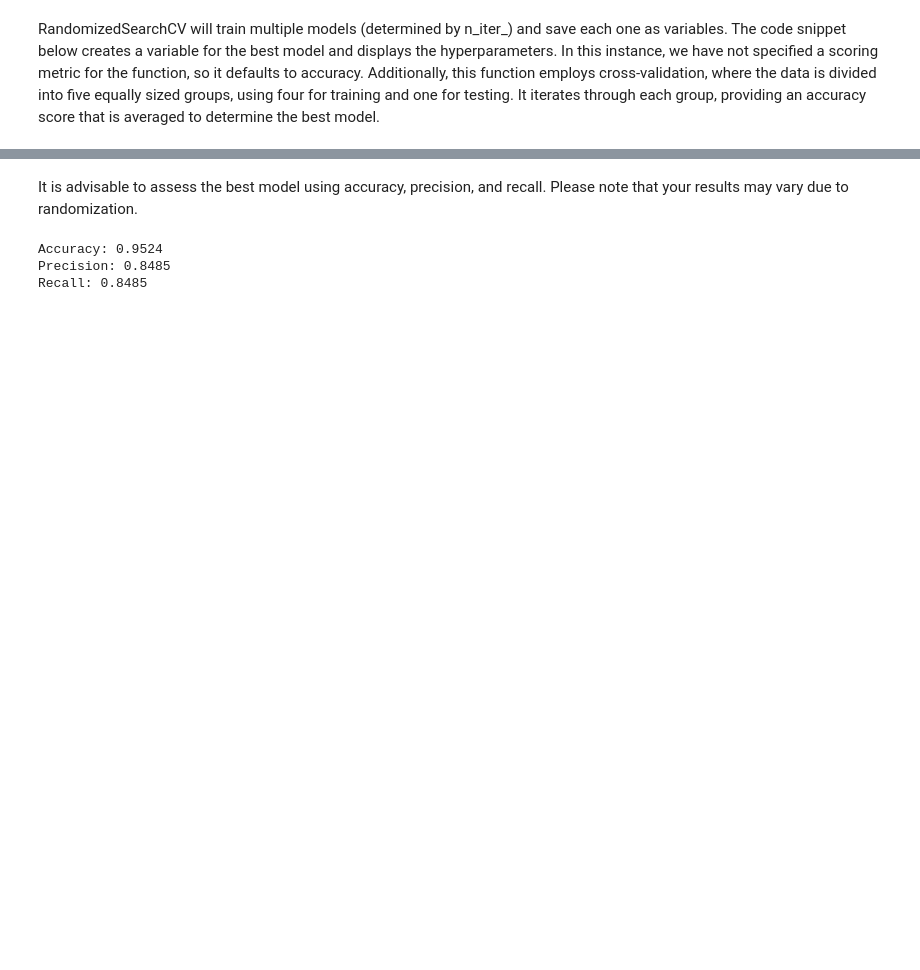
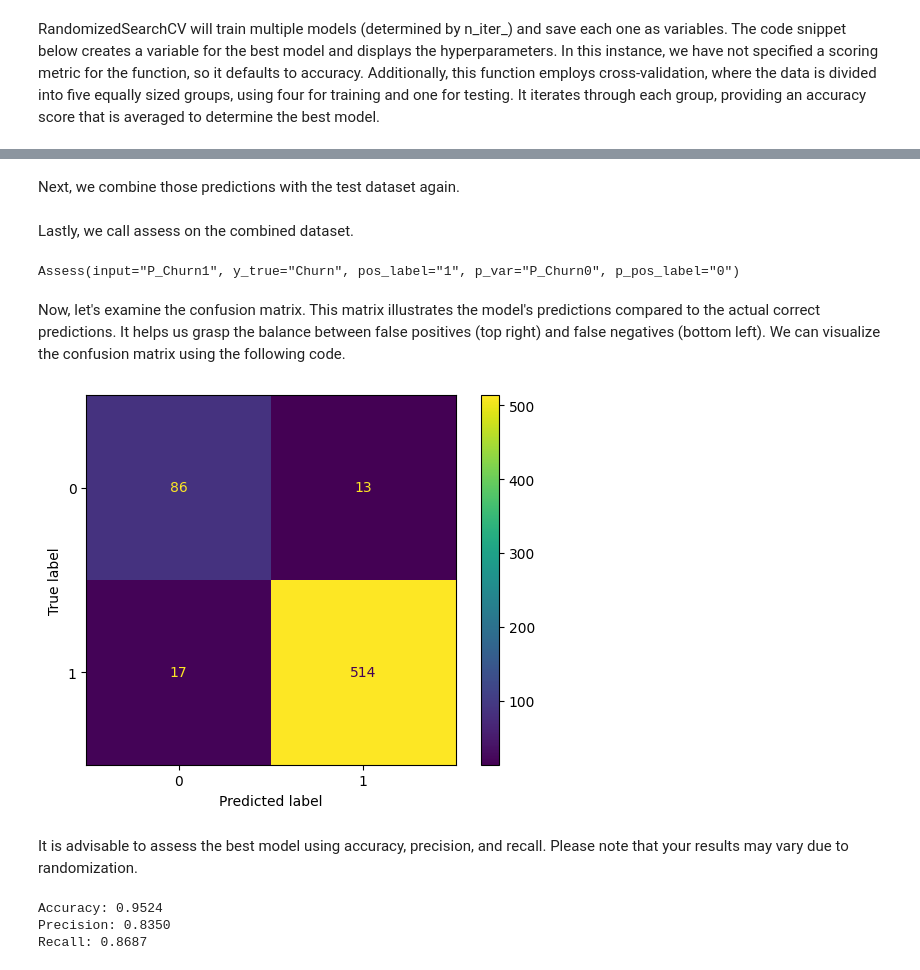
Before and after one commit to sascommunities/sas-hackathon-boot-camp-2025, a Jupyter notebook: workbench/assignments/workbench_innovate_hackathon_python.ipynb, the cells around one changed output, grey strips where cells are left out. Saved outputs shown, nothing was run; the diff lists cells and outputs as text; code cells hidden in the pictures; blank space fills up the shorter version.

```diff
--- a/workbench/assignments/workbench_innovate_hackathon_python.ipynb
+++ b/workbench/assignments/workbench_innovate_hackathon_python.ipynb
@@ -148,0 +227,2 @@ ConfusionMatrixDisplay(confusion_matrix=cm).plot();
+# %% [markdown]
+Next, we combine those predictions with the test dataset again.
@@ -149,17 +232,38 @@ ConfusionMatrixDisplay(confusion_matrix=cm).plot();
+# %% [markdown]
+Lastly, we call assess on the combined dataset.
+# %%
+best_assess = Assess(
+    input = "P_Churn1",
+    y_true = "Churn",
+    pos_label = "1",
+    p_var = "P_Churn0",
+    p_pos_label = "0"
+)
+
+best_assess.summarize(complete_test_data)
+# %% [output]
+Assess(input="P_Churn1", y_true="Churn", pos_label="1", p_var="P_Churn0", p_pos_label="0")
+# %% [markdown]
+Now, let's examine the confusion matrix. This matrix illustrates the model's predictions compared to the actual correct predictions. It helps us grasp the balance between false positives (top right) and false negatives (bottom left). We can visualize the confusion matrix using the following code.
+# %%
+# Create the confusion matrix
+cm = best_assess.confusion_matrix_
+
+ConfusionMatrixDisplay(confusion_matrix=cm).plot();
+# %% [output]
+[figure, added]
 # %% [markdown]
 It is advisable to assess the best model using accuracy, precision, and recall. Please note that your results may vary due to randomization.
 # %%
-y_pred = best_rf.predict(X_test).astype(type(y_test[0]))
-
-accuracy = accuracy_score(y_test, y_pred)
-precision = precision_score(y_test, y_pred)
-recall = recall_score(y_test, y_pred)
+accuracy = best_assess.accuracy_score_
+precision = best_assess.precision_score_
+recall = best_assess.recall_score_
 
 print("Accuracy:", '{:.4f}'.format(accuracy))
 print("Precision:", '{:.4f}'.format(precision))
 print("Recall:", '{:.4f}'.format(recall))
 # %% [output]
 Accuracy: 0.9524
-Precision: 0.8485
-Recall: 0.8485
+Precision: 0.8350
+Recall: 0.8687
 # %%
```
Also changed, not shown: parts of 32 cells of this notebook, 1 other file.
